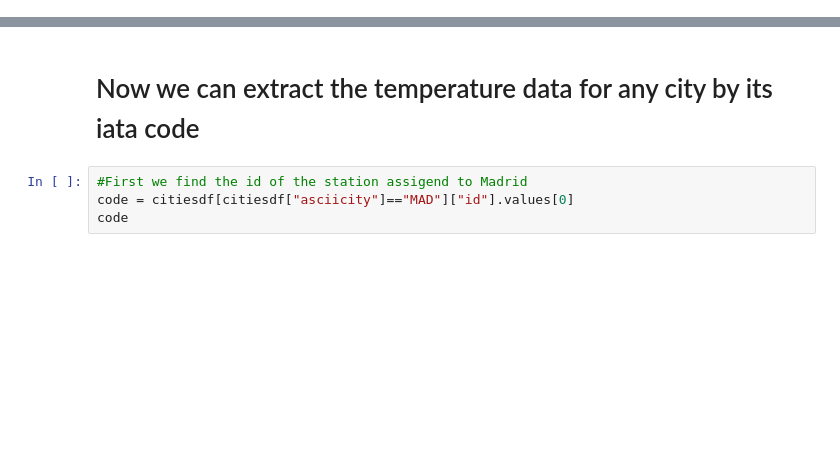
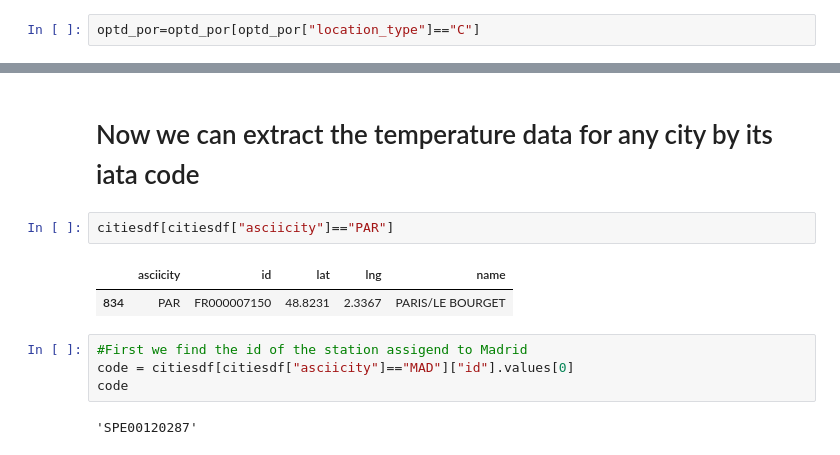
Before and after one commit to rezpe/weatherExtractor, a Jupyter notebook: Average Temperature troughout the year for Geobases cities.ipynb, the cells around one changed output, grey strips where cells are left out. Cells and saved outputs as stored; diff of their text form; blank space fills up the shorter version.

```diff
--- a/Average Temperature troughout the year for Geobases cities.ipynb
+++ b/Average Temperature troughout the year for Geobases cities.ipynb
@@ -136,2 +140,4 @@ optd_por.head()
+# %%
+optd_por=optd_por[optd_por["location_type"]=="C"]
 # %%
 from vincenty import vincenty
@@ -189,9 +215,16 @@ citiesdf.sample(5)
 # %% [markdown]
 # Now we can extract the temperature data for any city by its iata code
+# %%
+citiesdf[citiesdf["asciicity"]=="PAR"]
+# %% [output]
+|  | asciicity | id | lat | lng | name |
+| 834 | PAR | FR000007150 | 48.8231 | 2.3367 | PARIS/LE BOURGET |
 # %%
 #First we find the id of the station assigend to Madrid
 code = citiesdf[citiesdf["asciicity"]=="MAD"]["id"].values[0]
 code
+# %% [output]
+'SPE00120287'
 # %%
 #Now we extract the data from the climate table
 datatavg = weatherdf[(weatherdf["id"]==code)&(weatherdf["type"]=="TAVG")].sort_values("date")
```
Also changed, not shown: parts of 11 cells of this notebook.
